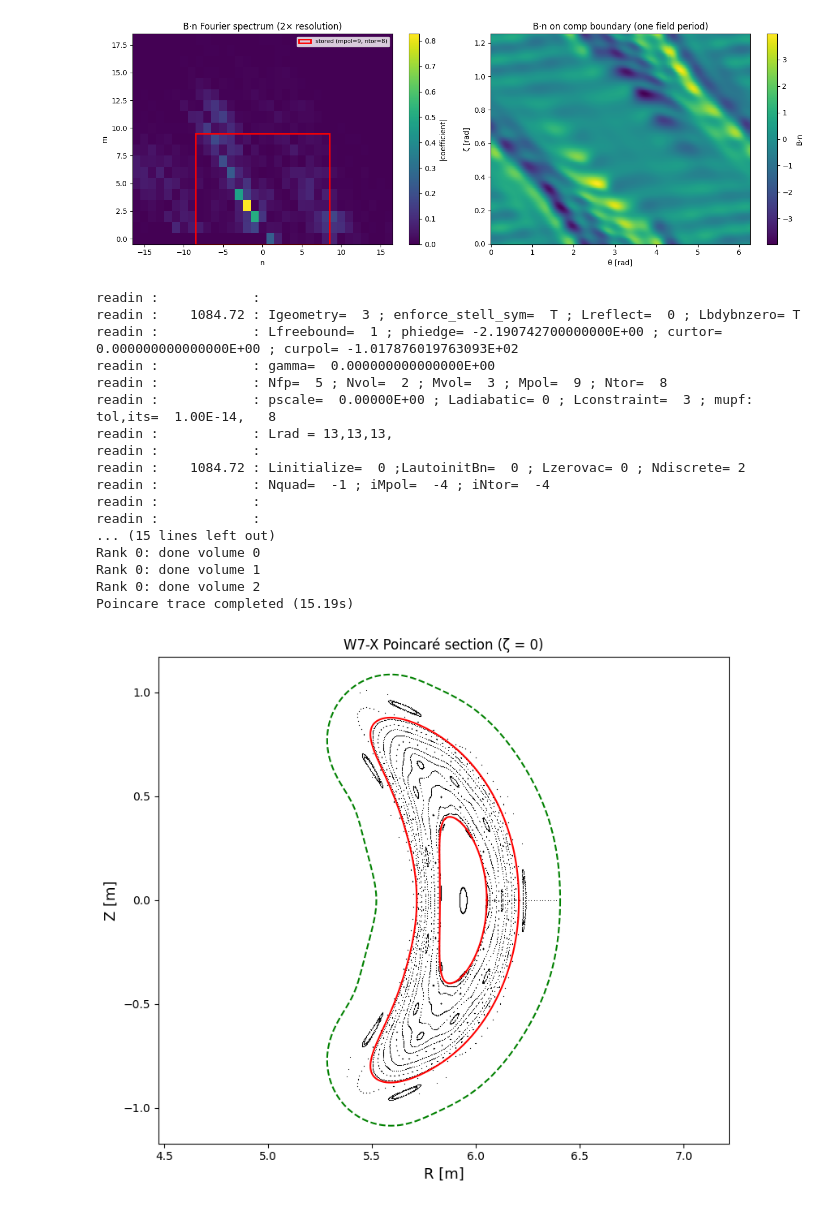
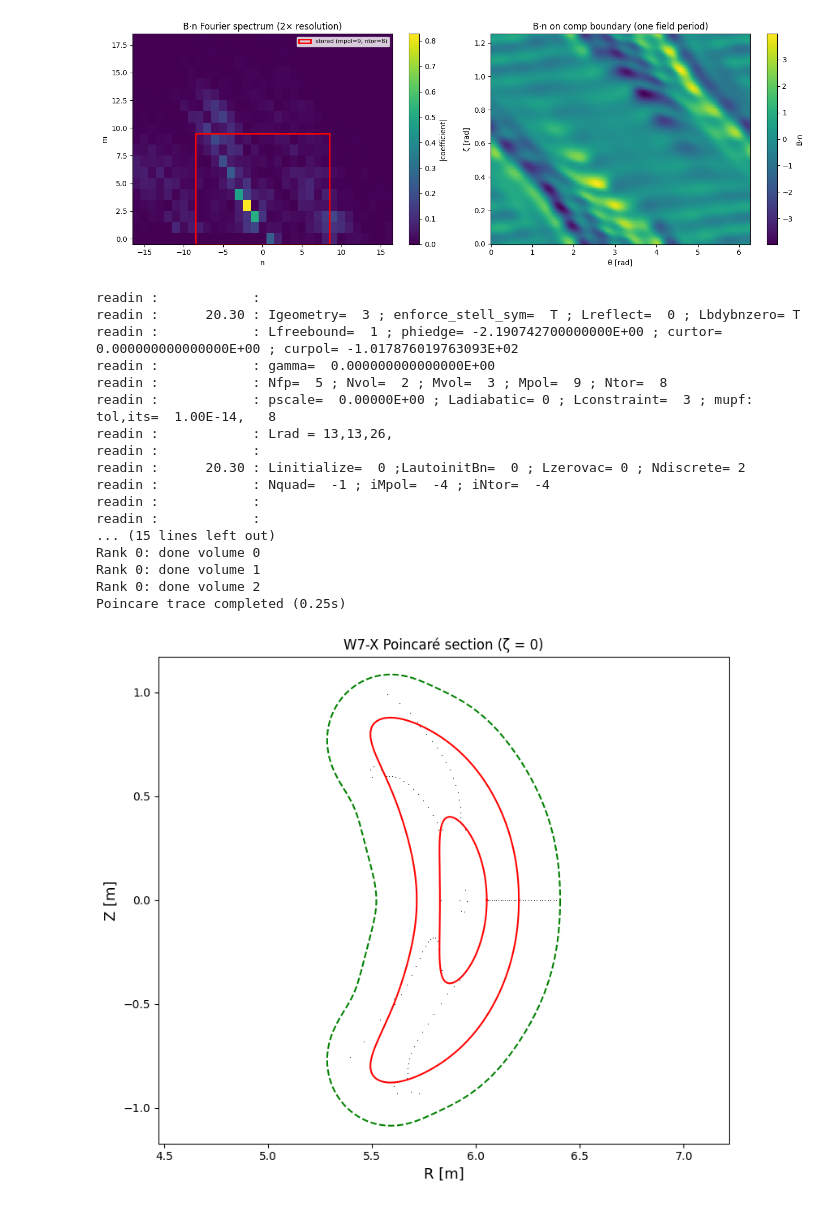
Before and after one commit to ANU-HPC/SPECTRE, a Jupyter notebook: examples/utils/make_freeboundary/spectre_set_vns_w7x.ipynb, the cells around one changed output. Cells and saved outputs as stored; diff of their text form; code cells hidden in the pictures.

```diff
--- a/examples/utils/make_freeboundary/spectre_set_vns_w7x.ipynb
+++ b/examples/utils/make_freeboundary/spectre_set_vns_w7x.ipynb
@@ -100,7 +97,7 @@ phiedge    : -2.191 Wb
 tflux[nvol-1:nvol+1] : [1.         2.27368414]
 [figure]
 # %%
-## Run SPECTRE, trace field lines, and plot Poincaré section
+## Run SPECTRE, trace field lines, and plot Poincaré section. This is not a converged equilibrium, but we can look at the unconverged state.
 
 spectre = SPECTRE.from_input_params(result, name="w7x_freeb")
 spectre.run()
@@ -114,40 +111,40 @@ out = spectre.create_spectreout()
 
 # Initial points: evenly spaced in s ∈ (-1, 1), θ = 0, one array per volume
 num_trajectories = 8
-num_transits = 500
+num_transits = 5
 mvol = out.input.physics.Mvol
 
 init_pts = [
     np.array([[x, 0.0] for x in np.linspace(-.95, .95, 2)]),
     np.array([[x, 0.0] for x in np.linspace(-.95, .95, 15)]),
     np.array([[x, 0.0] for x in np.linspace(-.95, .95, 15)]),
 ]
 
 out.trace_fieldlines(init_pts, num_phi_planes=32, num_transits=num_transits)
 
 fig, ax = plt.subplots(figsize=(8, 7))
 out.tracer.plot(ax=ax)
 out.plot_infaces(ax=ax)
 ax.set_aspect("equal")
 ax.set_title("W7-X Poincaré section (ζ = 0)")
 plt.tight_layout()
 plt.show()
 # %% [output]
 readin :            :
-readin :    1084.72 : Igeometry=  3 ; enforce_stell_sym=  T ; Lreflect=  0 ; Lbdybnzero= T
+readin :      20.30 : Igeometry=  3 ; enforce_stell_sym=  T ; Lreflect=  0 ; Lbdybnzero= T
 readin :            : Lfreebound=  1 ; phiedge= -2.190742700000000E+00 ; curtor=  0.000000000000000E+00 ; curpol= -1.017876019763093E+02
 readin :            : gamma=  0.000000000000000E+00
 readin :            : Nfp=  5 ; Nvol=  2 ; Mvol=  3 ; Mpol=  9 ; Ntor=  8
 readin :            : pscale=  0.00000E+00 ; Ladiabatic= 0 ; Lconstraint=  3 ; mupf: tol,its=  1.00E-14,   8
-readin :            : Lrad = 13,13,13,
+readin :            : Lrad = 13,13,26,
 readin :            :
-readin :    1084.72 : Linitialize=  0 ;LautoinitBn=  0 ; Lzerovac= 0 ; Ndiscrete= 2
+readin :      20.30 : Linitialize=  0 ;LautoinitBn=  0 ; Lzerovac= 0 ; Ndiscrete= 2
 readin :            : Nquad=  -1 ; iMpol=  -4 ; iNtor=  -4
 readin :            :
 readin :            :
 ... (15 lines left out)
 Rank 0: done volume 0
 Rank 0: done volume 1
 Rank 0: done volume 2
-Poincare trace completed (15.19s)
+Poincare trace completed (0.25s)
-[figure, old version]
+[figure, new version]
```
Also changed, not shown: parts of 3 cells of this notebook, 2 other files.
